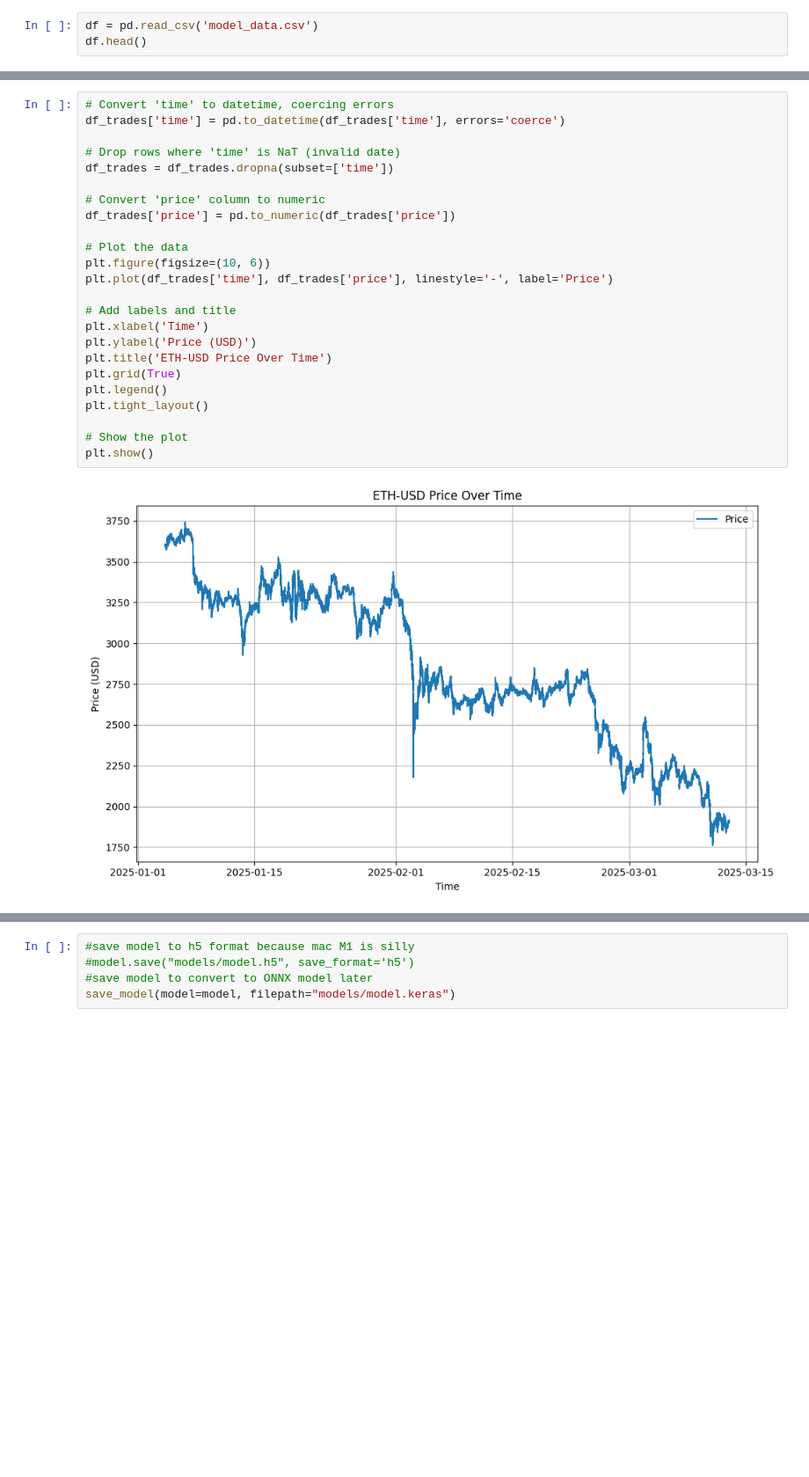
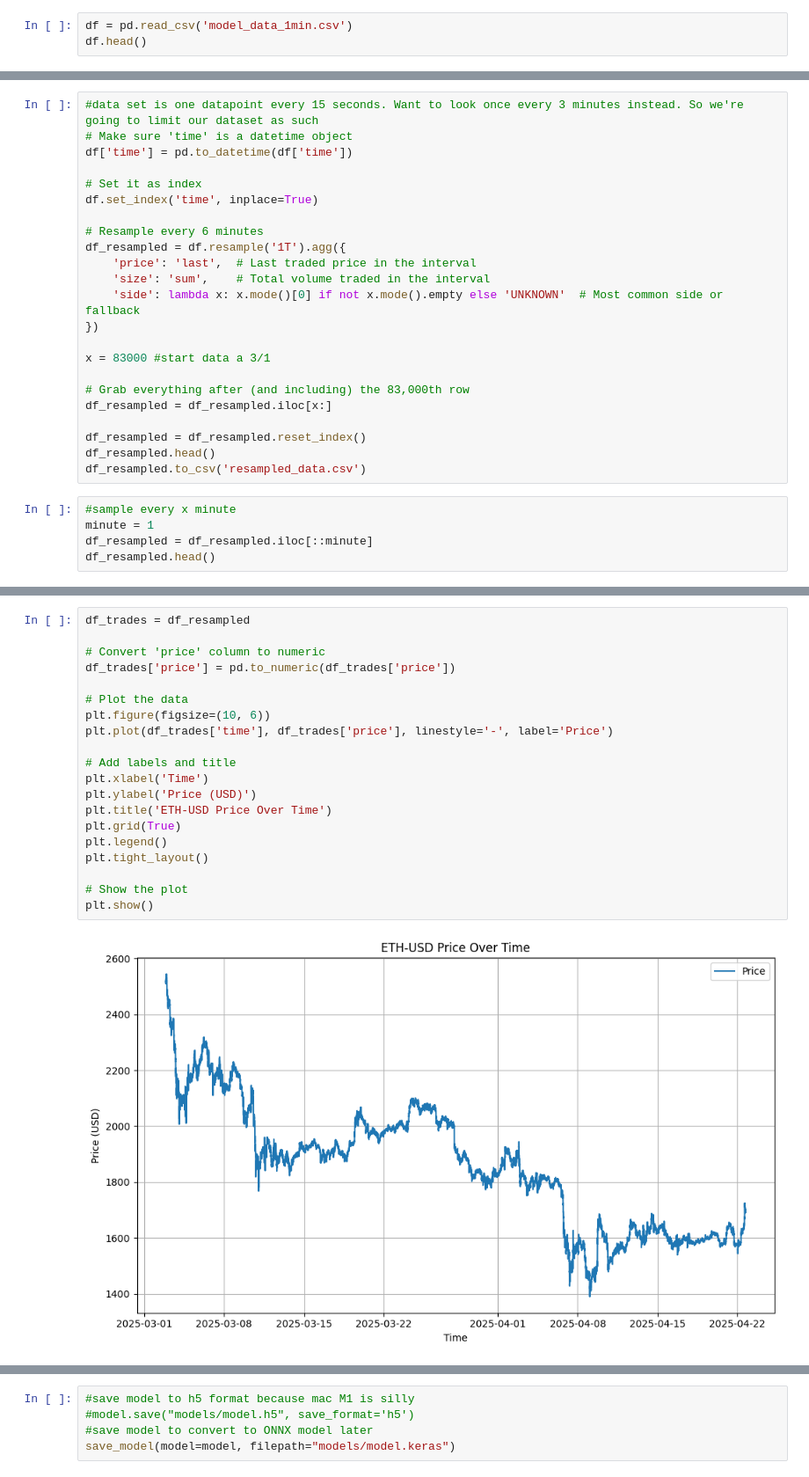
Before and after one commit to mmandelb2201/AITrader, a Jupyter notebook: model/model.ipynb, the cells around one changed output, grey strips where cells are left out. Shown at 88% size. Drawn from its saved outputs; the diff is of its cells as text; blank space fills up the shorter version.

```diff
--- a/model/model.ipynb
+++ b/model/model.ipynb
@@ -13,4 +13,4 @@ from sklearn.preprocessing import MinMaxScaler, RobustScaler
 # %%
-df = pd.read_csv('model_data.csv')
+df = pd.read_csv('model_data_1min.csv')
 df.head()
 # %% [output]
@@ -29,0 +24,28 @@ df_trades = df.drop(columns=[col for col in columns_to_drop if col in df.columns
+# %%
+#data set is one datapoint every 15 seconds. Want to look once every 3 minutes instead. So we're going to limit our dataset as such
+# Make sure 'time' is a datetime object
+df['time'] = pd.to_datetime(df['time'])
+
+# Set it as index
+df.set_index('time', inplace=True)
+
+# Resample every 6 minutes
+df_resampled = df.resample('1T').agg({
+    'price': 'last',  # Last traded price in the interval
+    'size': 'sum',    # Total volume traded in the interval
+    'side': lambda x: x.mode()[0] if not x.mode().empty else 'UNKNOWN'  # Most common side or fallback
+})
+
+x = 83000 #start data a 3/1
+
+# Grab everything after (and including) the 83,000th row
+df_resampled = df_resampled.iloc[x:]
+
+df_resampled = df_resampled.reset_index()
+df_resampled.head()
+df_resampled.to_csv('resampled_data.csv')
+# %%
+#sample every x minute
+minute = 1
+df_resampled = df_resampled.iloc[::minute]
+df_resampled.head()
@@ -30,29 +59,25 @@ df_trades = df.drop(columns=[col for col in columns_to_drop if col in df.columns
 # %%
-# Convert 'time' to datetime, coercing errors
-df_trades['time'] = pd.to_datetime(df_trades['time'], errors='coerce')
-
-# Drop rows where 'time' is NaT (invalid date)
-df_trades = df_trades.dropna(subset=['time'])
+df_trades = df_resampled
 
 # Convert 'price' column to numeric
 df_trades['price'] = pd.to_numeric(df_trades['price'])
 
 # Plot the data
 plt.figure(figsize=(10, 6))
 plt.plot(df_trades['time'], df_trades['price'], linestyle='-', label='Price')
 
 # Add labels and title
 plt.xlabel('Time')
 plt.ylabel('Price (USD)')
 plt.title('ETH-USD Price Over Time')
 plt.grid(True)
 plt.legend()
 plt.tight_layout()
 
 # Show the plot
 plt.show()
 # %% [output]
-[figure, old version]
+[figure, new version]
 # %%
 # Ensure time column is sorted
 df_trades = df_trades.sort_values('time')
```
Also changed, not shown: parts of 19 cells of this notebook, 33 other files.
